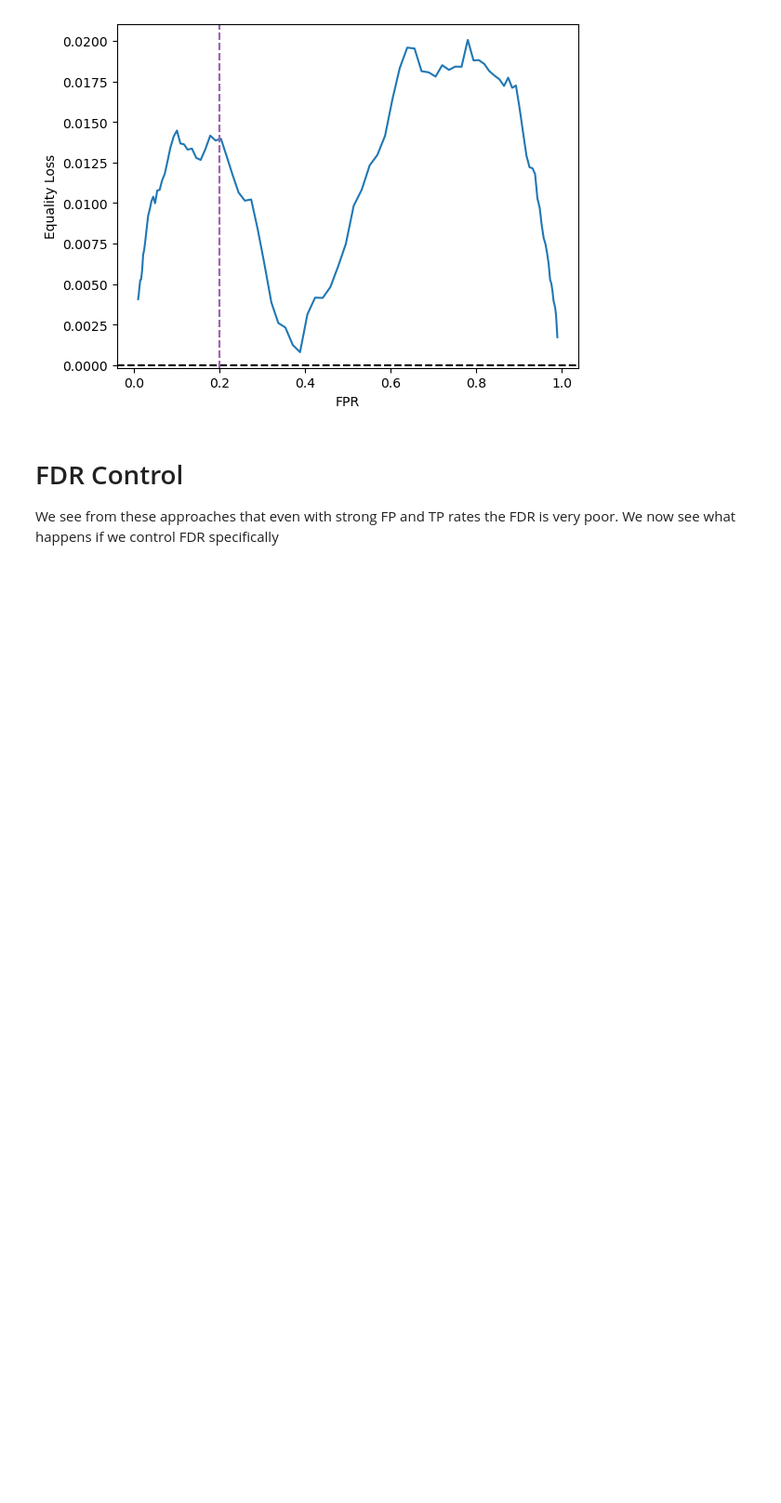
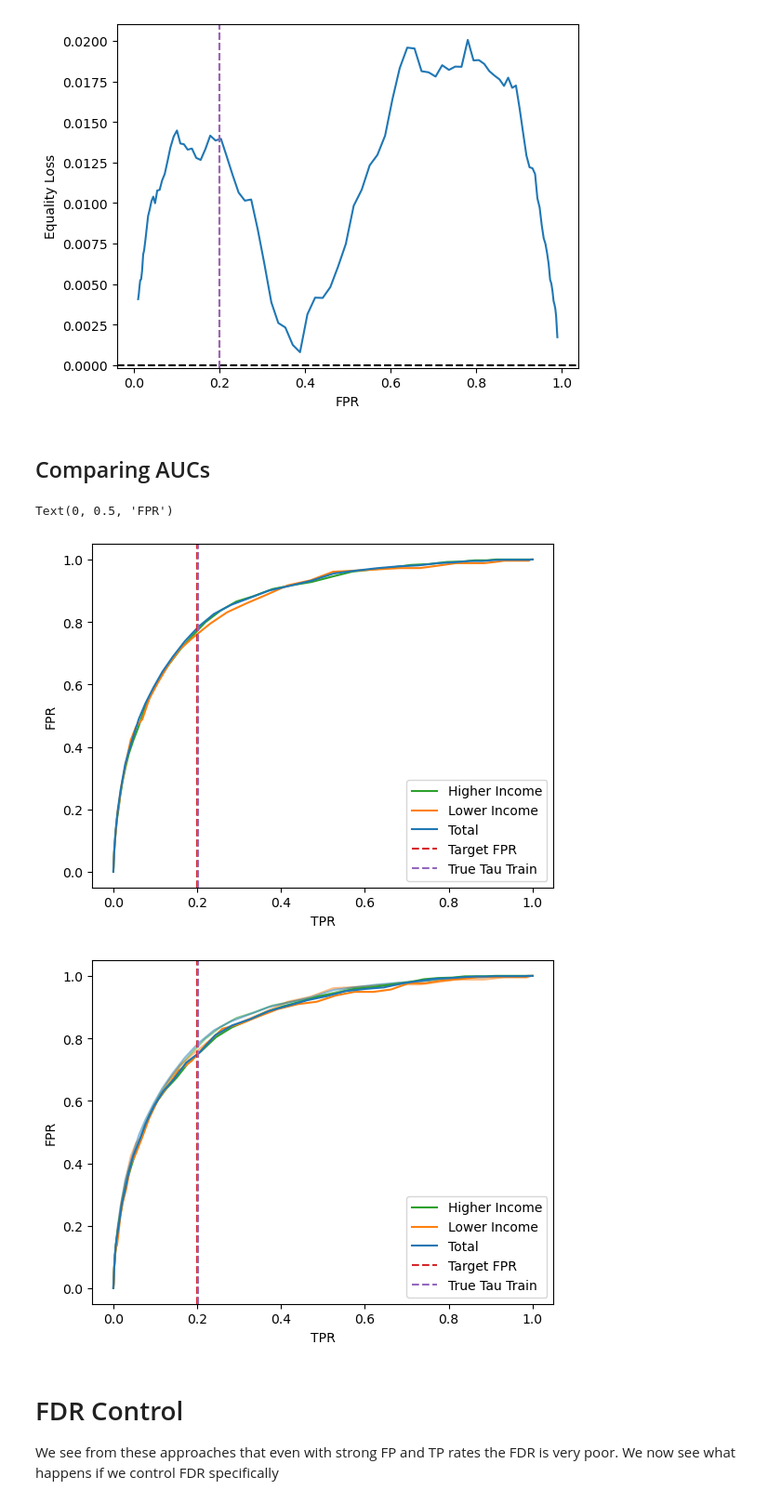
Before and after one commit to joshgivens/ClassificationwithAltLoss, a Jupyter notebook: fairness_constraints/Regularisation/equal_odds.ipynb, the cells around one changed output. Shown at 93% size. Cells and saved outputs as stored; diff of their text form; code cells hidden in the pictures; blank space fills up the shorter version.

```diff
--- a/fairness_constraints/Regularisation/equal_odds.ipynb
+++ b/fairness_constraints/Regularisation/equal_odds.ipynb
@@ -2128,3 +2134,5 @@ Text(0, 0.5, 'Equality Loss')
 [figure]
 [figure]
 [figure]
+# %% [markdown]
+## Comparing AUCs
@@ -2131,3 +2237,33 @@ Text(0, 0.5, 'Equality Loss')
+# %%
+alphas = [0.5,1]
+fig, ax = plt.subplots()
+ax.plot(rocs_group1["no_reg"][0], rocs_group1["no_reg"][1], label='Higher Income', color="C2")
+ax.plot(rocs_group0["no_reg"][0], rocs_group0["no_reg"][1], label='Lower Income', color="C1")
+ax.plot(rocs["no_reg"][0], rocs["no_reg"][1], label='Total', color="C0")
+ax.axvline(0.2, color='C3', linestyle='--', label='Target FPR')
+ax.axvline(actual_fpr["no_reg"], color='C4', linestyle='--', label='True Tau Train')
+ax.legend()
+ax.set_xlabel(r"TPR")
+ax.set_ylabel('FPR')
+
+fig, ax = plt.subplots()
+
+ax.plot(rocs_group1["no_reg"][0], rocs_group1["no_reg"][1], color="C2", alpha=0.5)
+ax.plot(rocs_group0["no_reg"][0], rocs_group0["no_reg"][1], color="C1", alpha=0.5)
+ax.plot(rocs["no_reg"][0], rocs["no_reg"][1], color="C0", alpha=0.5)
+
+ax.plot(rocs_group1["reg"][0], rocs_group1["reg"][1], label='Higher Income', color="C2", alpha=1)
+ax.plot(rocs_group0["reg"][0], rocs_group0["reg"][1], label='Lower Income', color="C1", alpha=1)
+ax.plot(rocs["reg"][0], rocs["reg"][1], label='Total', color="C0", alpha=1)
+ax.axvline(0.2, color='C3', linestyle='--', label='Target FPR')
+ax.axvline(actual_fpr["reg"], color='C4', linestyle='--', label='True Tau Train')
+ax.legend()
+ax.set_xlabel(r"TPR")
+ax.set_ylabel('FPR')
+# %% [output]
+Text(0, 0.5, 'FPR')
+[figure, added]
+[figure, added]
 # %% [markdown]
 # FDR Control
 We see from these approaches that even with strong FP and TP rates the FDR is very poor. We now see what happens if we control FDR specifically
```
Also changed, not shown: parts of 14 cells of this notebook, 3 other files.
